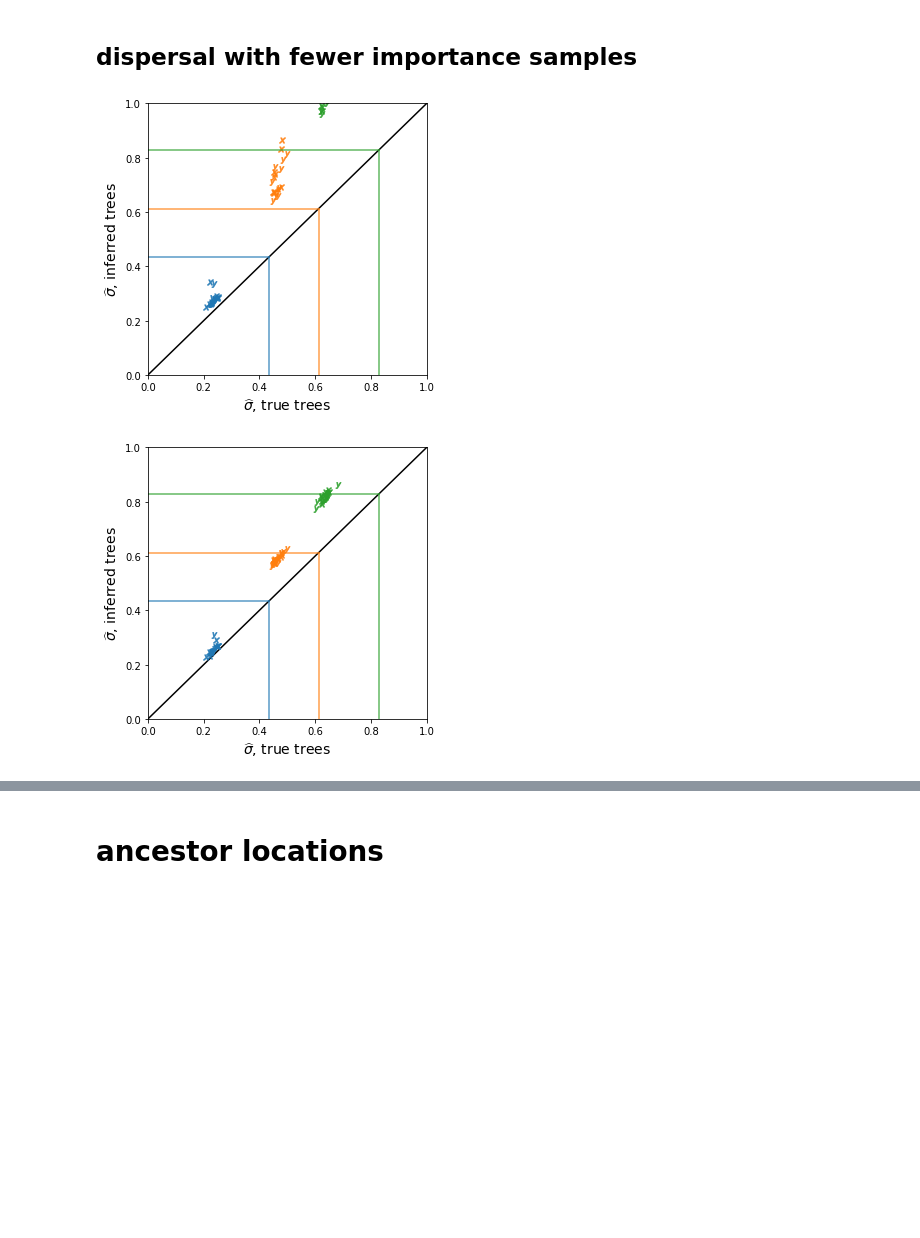
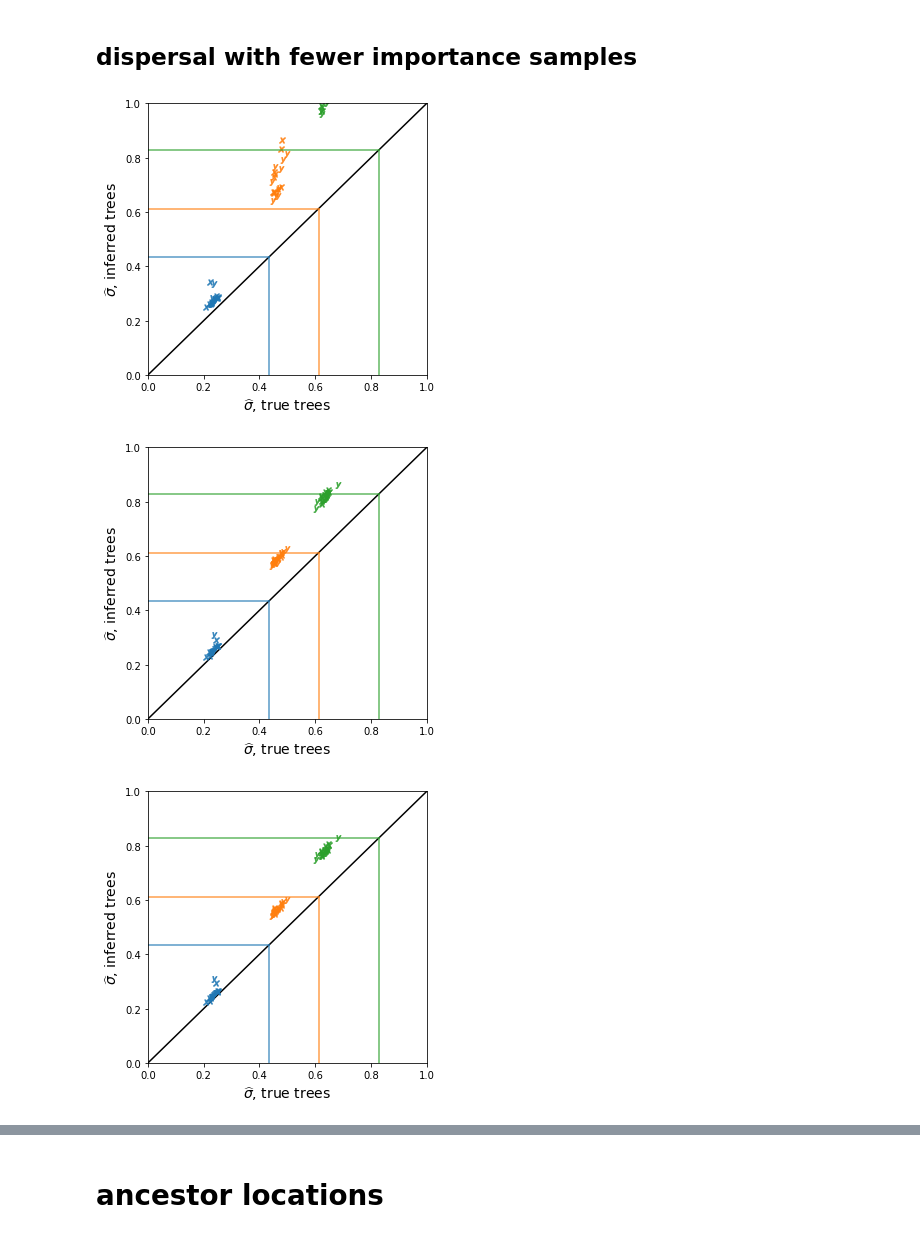
Before and after one commit to mmosmond/sparg-ms, a Jupyter notebook: simulations/plots.ipynb, the cells around one changed output, grey strips where cells are left out. Saved outputs shown, nothing was run; the diff lists cells and outputs as text; code cells hidden in the pictures; blank space fills up the shorter version.

Commit message:
working on sup mat plot varying sample size

```diff
--- a/simulations/plots.ipynb
+++ b/simulations/plots.ipynb
@@ -152,20 +152,21 @@ def true_inf_disp_plot(d, tCutoff, SIGMAdisps, nreps, true_string, inferred_stri
 # %%
 SIGMAmate = 0.5
 K = 1.0
 nreps = range(10)
 tCutoff = 'None'
 d = 100
 SIGMAdisps = [0.25,0.5,0.75]
 
 true_string = 'data/sim_100000000L_1e-08RBP_2.0LAMBDA_%sK_100W_1.0SIGMAcomp_%sSIGMAmate_%sSIGMAdisp_0selfing_40000MAXT_%dnrep_10000Ne_1e-08U_%dd_50k_2G_100treeskip_%stCutoff_mle-dispersal.npy'
 inferred_string = 'data/sim_100000000L_1e-08RBP_2.0LAMBDA_%sK_100W_1.0SIGMAcomp_%sSIGMAmate_%sSIGMAdisp_0selfing_40000MAXT_%dnrep_10000Ne_1e-08U_%dd_50k_2G_5numiter_0.5threshold_100treeskip_1000M_%stCutoff_%dm_mle-dispersal.npy'
 
-for m in [1,10]:
+for m in [1,10,100]:
     filename = 'plots/disp-T%s-m%d.pdf' %(tCutoff,m)
     true_inf_disp_plot(d, tCutoff, SIGMAdisps, nreps, true_string, inferred_string, K, SIGMAmate, xmax=1, filename=filename)
 # %% [output]
 [figure]
 [figure]
+[figure, added]
 # %%
 SIGMAmate = 0.5
 K = 1.0
```
Also changed, not shown: parts of 7 cells of this notebook, 1 other file.
